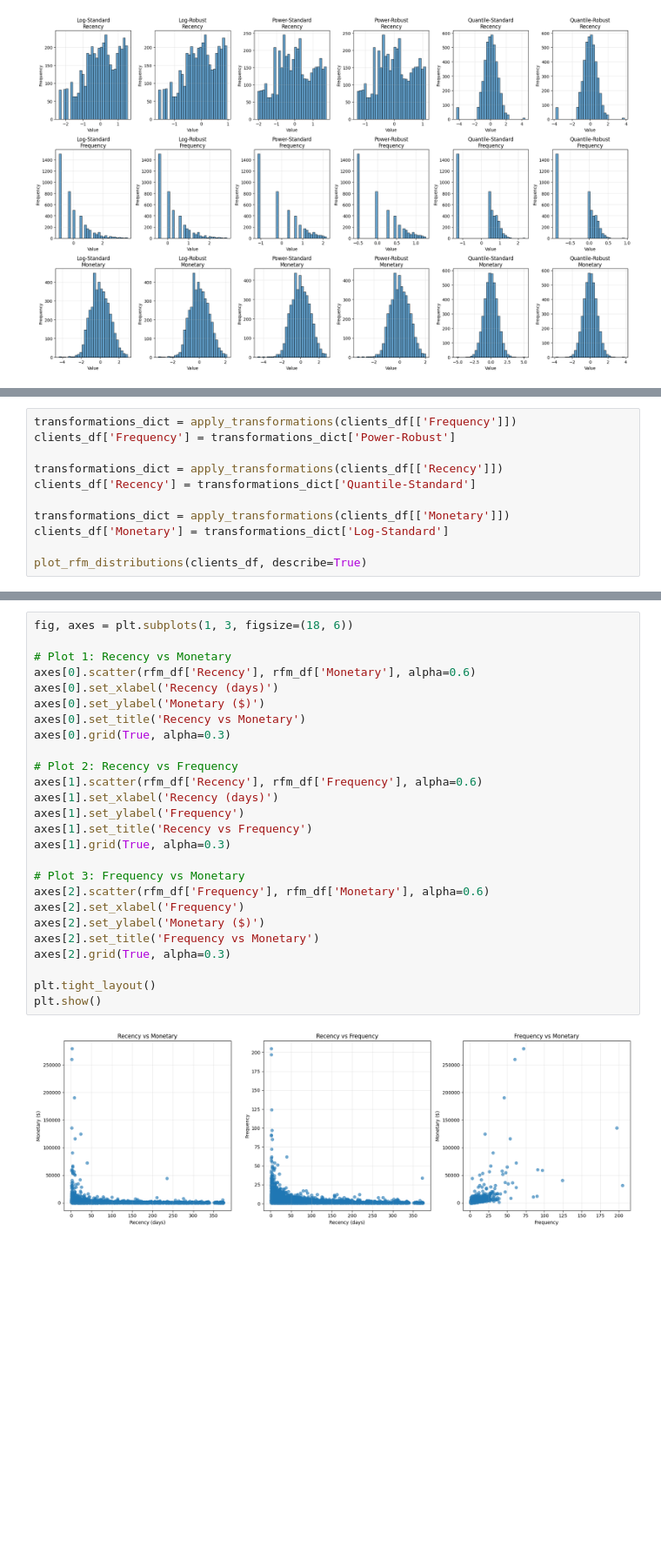
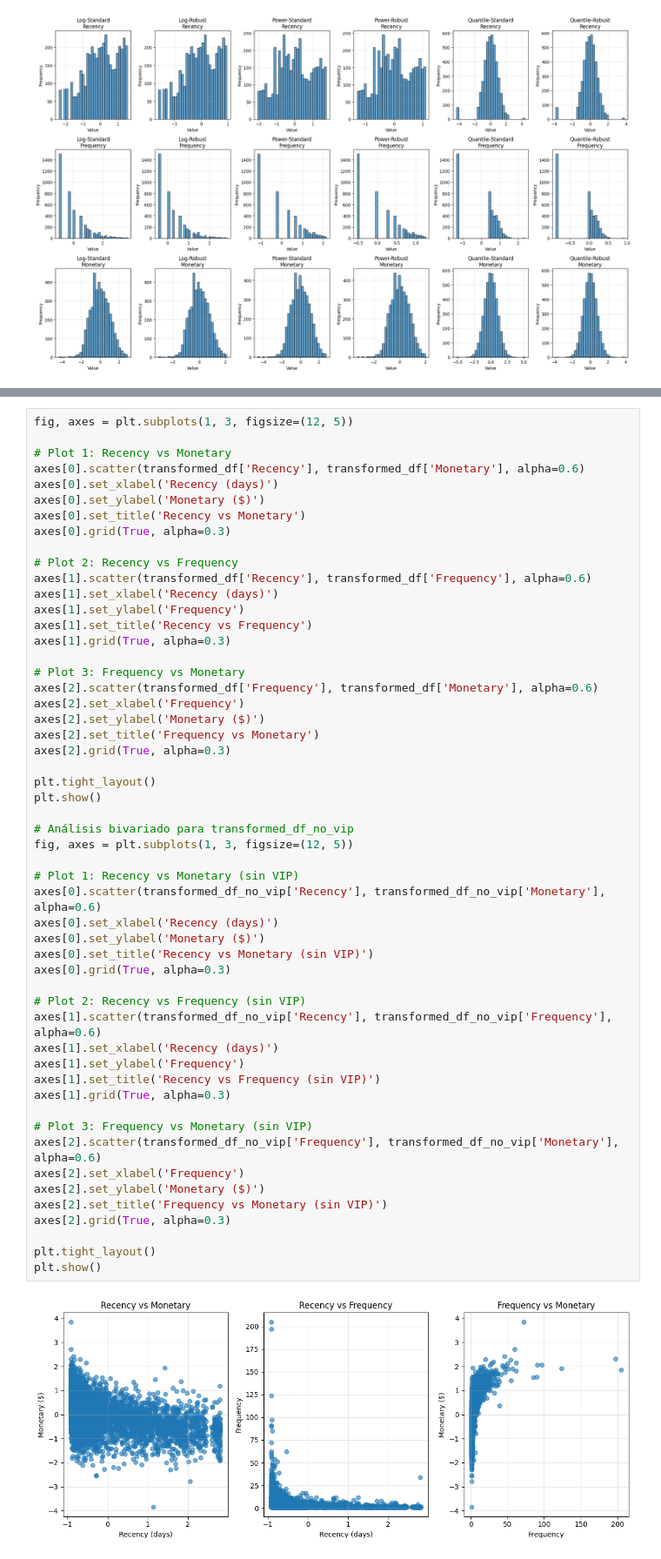
Before and after one commit to PulidoLuciano/RetailClustering, a Jupyter notebook: RetailClustering/notebooks/raw_visualization.ipynb, the cells around one changed output, grey strips where cells are left out. Shown at 87% size. Drawn from its saved outputs; the diff is of its cells as text; blank space fills up the shorter version.

```diff
--- a/RetailClustering/notebooks/raw_visualization.ipynb
+++ b/RetailClustering/notebooks/raw_visualization.ipynb
@@ -782,11 +806,0 @@ En base a los experimentos anteriores se enuncian las mejores alternativas para
-# %%
-transformations_dict = apply_transformations(clients_df[['Frequency']])
-clients_df['Frequency'] = transformations_dict['Power-Robust']
-
-transformations_dict = apply_transformations(clients_df[['Recency']])
-clients_df['Recency'] = transformations_dict['Quantile-Standard']
-
-transformations_dict = apply_transformations(clients_df[['Monetary']])
-clients_df['Monetary'] = transformations_dict['Log-Standard']
-
-plot_rfm_distributions(clients_df, describe=True)
@@ -814,28 +844,55 @@ Name: Monetary, dtype: float64
 # %%
-fig, axes = plt.subplots(1, 3, figsize=(18, 6))
+fig, axes = plt.subplots(1, 3, figsize=(12, 5))
 
 # Plot 1: Recency vs Monetary
-axes[0].scatter(rfm_df['Recency'], rfm_df['Monetary'], alpha=0.6)
+axes[0].scatter(transformed_df['Recency'], transformed_df['Monetary'], alpha=0.6)
 axes[0].set_xlabel('Recency (days)')
 axes[0].set_ylabel('Monetary ($)')
 axes[0].set_title('Recency vs Monetary')
 axes[0].grid(True, alpha=0.3)
 
 # Plot 2: Recency vs Frequency
-axes[1].scatter(rfm_df['Recency'], rfm_df['Frequency'], alpha=0.6)
+axes[1].scatter(transformed_df['Recency'], transformed_df['Frequency'], alpha=0.6)
 axes[1].set_xlabel('Recency (days)')
 axes[1].set_ylabel('Frequency')
 axes[1].set_title('Recency vs Frequency')
 axes[1].grid(True, alpha=0.3)
 
 # Plot 3: Frequency vs Monetary
-axes[2].scatter(rfm_df['Frequency'], rfm_df['Monetary'], alpha=0.6)
+axes[2].scatter(transformed_df['Frequency'], transformed_df['Monetary'], alpha=0.6)
 axes[2].set_xlabel('Frequency')
 axes[2].set_ylabel('Monetary ($)')
 axes[2].set_title('Frequency vs Monetary')
 axes[2].grid(True, alpha=0.3)
 
 plt.tight_layout()
 plt.show()
+
+# Análisis bivariado para transformed_df_no_vip
+fig, axes = plt.subplots(1, 3, figsize=(12, 5))
+
+# Plot 1: Recency vs Monetary (sin VIP)
+axes[0].scatter(transformed_df_no_vip['Recency'], transformed_df_no_vip['Monetary'], alpha=0.6)
+axes[0].set_xlabel('Recency (days)')
+axes[0].set_ylabel('Monetary ($)')
+axes[0].set_title('Recency vs Monetary (sin VIP)')
+axes[0].grid(True, alpha=0.3)
+
+# Plot 2: Recency vs Frequency (sin VIP)
+axes[1].scatter(transformed_df_no_vip['Recency'], transformed_df_no_vip['Frequency'], alpha=0.6)
+axes[1].set_xlabel('Recency (days)')
+axes[1].set_ylabel('Frequency')
+axes[1].set_title('Recency vs Frequency (sin VIP)')
+axes[1].grid(True, alpha=0.3)
+
+# Plot 3: Frequency vs Monetary (sin VIP)
+axes[2].scatter(transformed_df_no_vip['Frequency'], transformed_df_no_vip['Monetary'], alpha=0.6)
+axes[2].set_xlabel('Frequency')
+axes[2].set_ylabel('Monetary ($)')
+axes[2].set_title('Frequency vs Monetary (sin VIP)')
+axes[2].grid(True, alpha=0.3)
+
+plt.tight_layout()
+plt.show()
 # %% [output]
-[figure, old version]
+[figure, new version]
```
Also changed, not shown: parts of 12 cells of this notebook.
